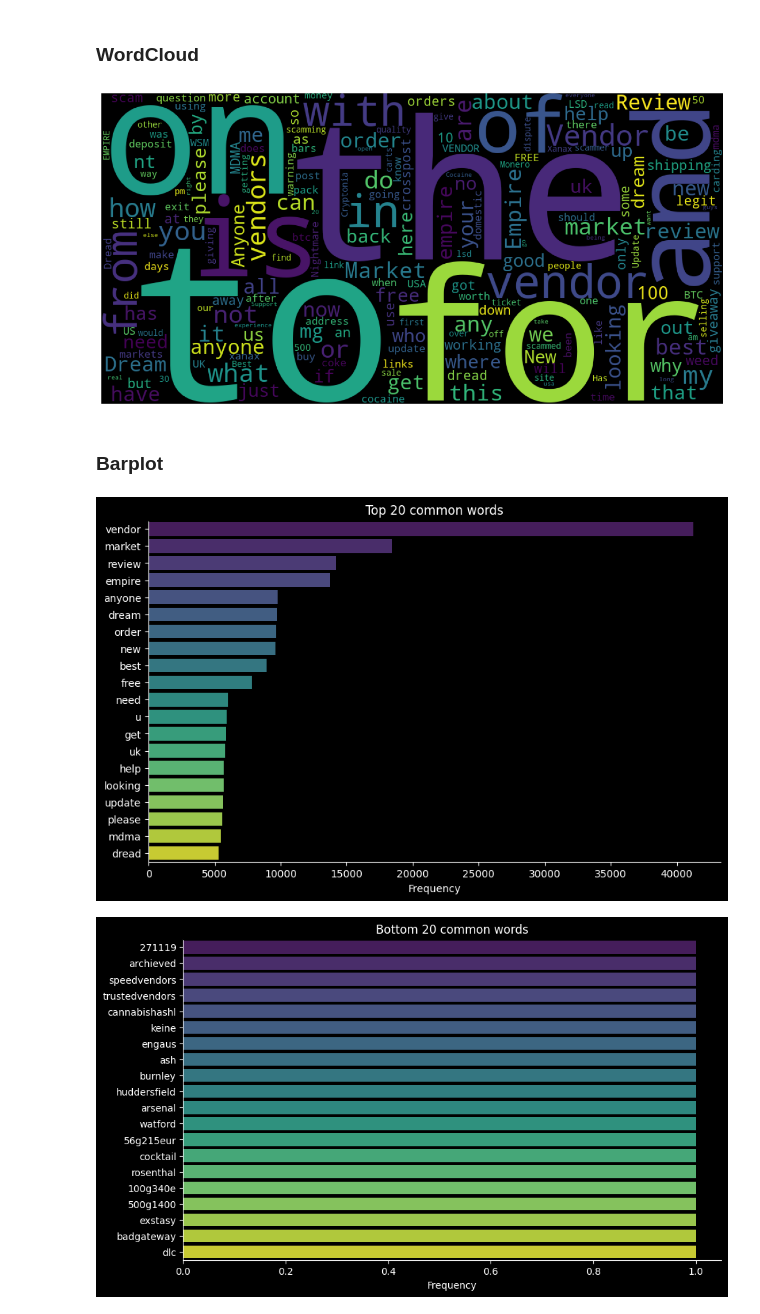
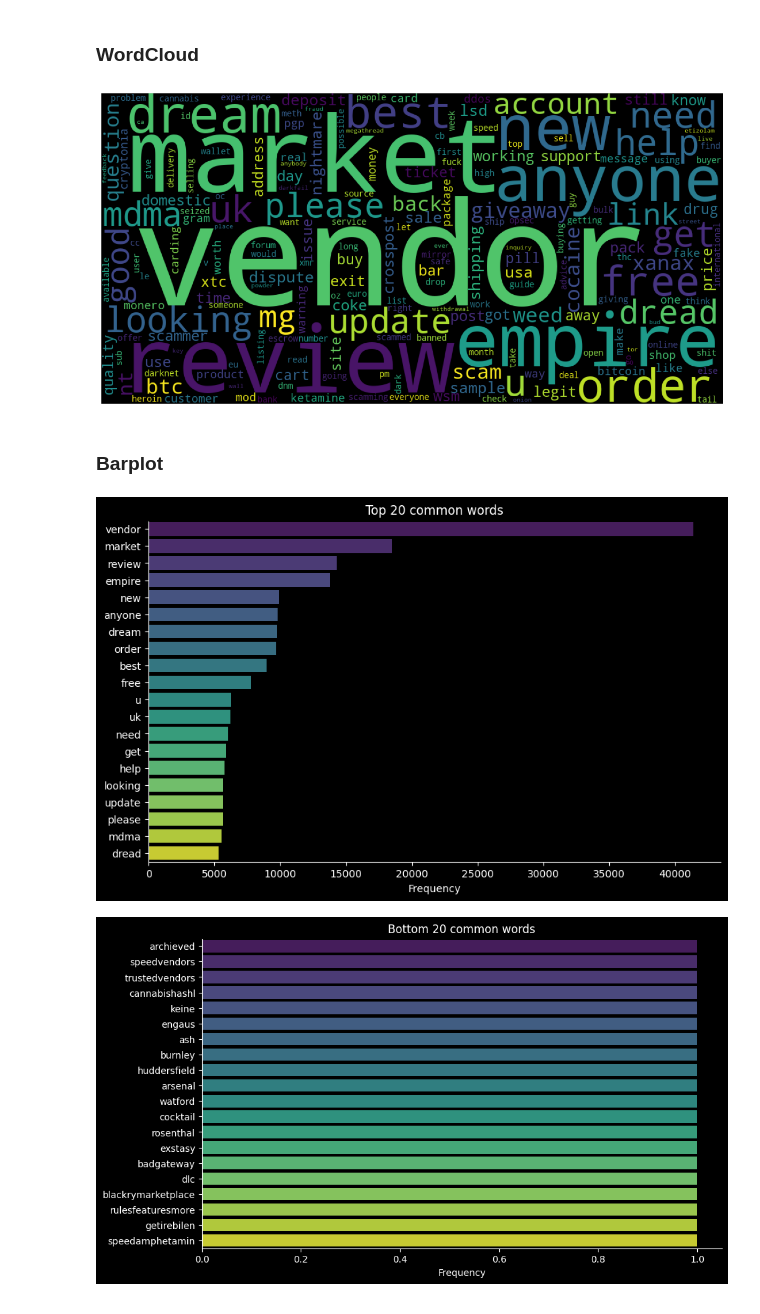
Before and after one commit to D0men1c0/GSoC, a Jupyter notebook: Analyze_files/Completed/TextAnalysis.ipynb, the cells around one changed output. Drawn from its saved outputs; the diff is of its cells as text; code cells hidden in the pictures.

```diff
--- a/Analyze_files/Completed/TextAnalysis.ipynb
+++ b/Analyze_files/Completed/TextAnalysis.ipynb
@@ -130,7 +159,7 @@ df_unique.to_csv('name_thread.txt', index=False, header=False)
 # %% [markdown]
 ## Plot Most-frequent Word
 # %%
-df = pd.read_csv('cleaned_data_name_thread.csv')
+df = pd.read_csv('cleaned_data_name_thread2.csv')
 word_dict = Counter(' '.join([str(item) for item in df.name_thread.tolist()]).split())
 df.head()
 # %% [output]
@@ -149,12 +178,12 @@ plt.figure(figsize=(15,8))
 plt.imshow(most_common_words)
 plt.axis("off");
 # %% [output]
-[figure, old version]
+[figure, new version]
 # %% [markdown]
 ### Barplot
 # %%
 # Most 20 common words
-word_freq = word_could_dict.most_common(20)
+word_freq = word_dict.most_common(20)
 word_freq_df = pd.DataFrame(word_freq, columns=['Word', 'Frequency'])
 
 plt.figure(figsize=(10, 6), facecolor='black', edgecolor='black')
@@ -168,21 +197,21 @@ plt.gca().spines['bottom'].set_color('white')
 plt.gca().spines['left'].set_color('white')
 plt.gca().set_facecolor('black');
 # %% [output]
-[figure, old version]
+[figure, new version]
 # %%
 # Bottom 20 common words
-word_freq = word_could_dict.most_common()[:-21:-1]
+word_freq = word_dict.most_common()[:-21:-1]
 word_freq_df = pd.DataFrame(word_freq, columns=['Word', 'Frequency'])
 
 plt.figure(figsize=(10, 6), facecolor='black', edgecolor='black')
 sns.barplot(x='Frequency', y='Word', data=word_freq_df, hue='Word', dodge=False, palette='viridis', legend=False)
 plt.title('Bottom 20 common words', color='white')
 plt.xlabel('Frequency', color='white')
 plt.ylabel('')
 plt.tick_params(axis='x', colors='white')
 plt.tick_params(axis='y', colors='white')
 plt.gca().spines['bottom'].set_color('white')
 plt.gca().spines['left'].set_color('white')
 plt.gca().set_facecolor('black');
 # %% [output]
-[figure, old version]
+[figure, new version]
```
Also changed, not shown: parts of 3 cells of this notebook.
